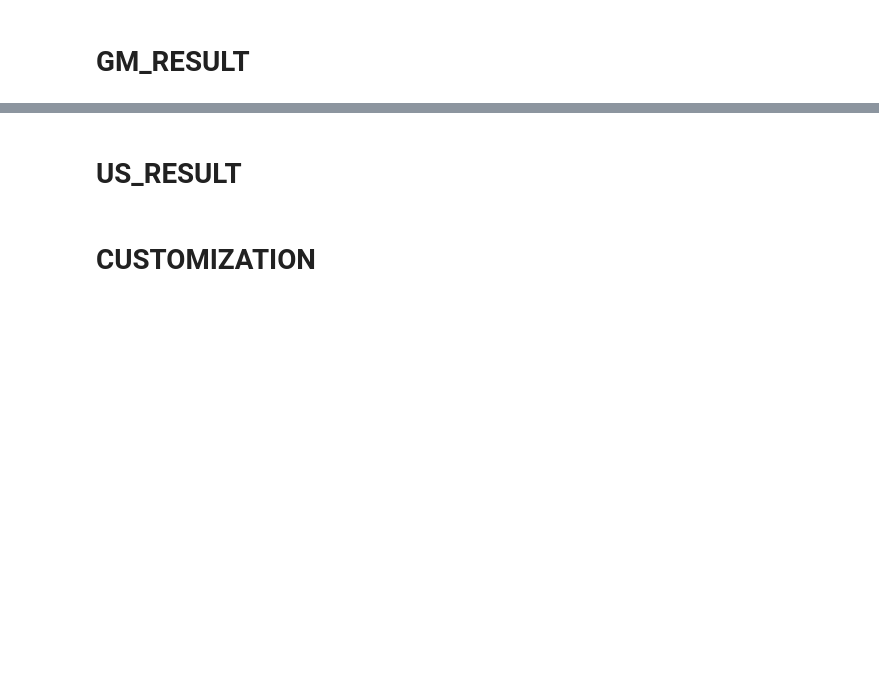
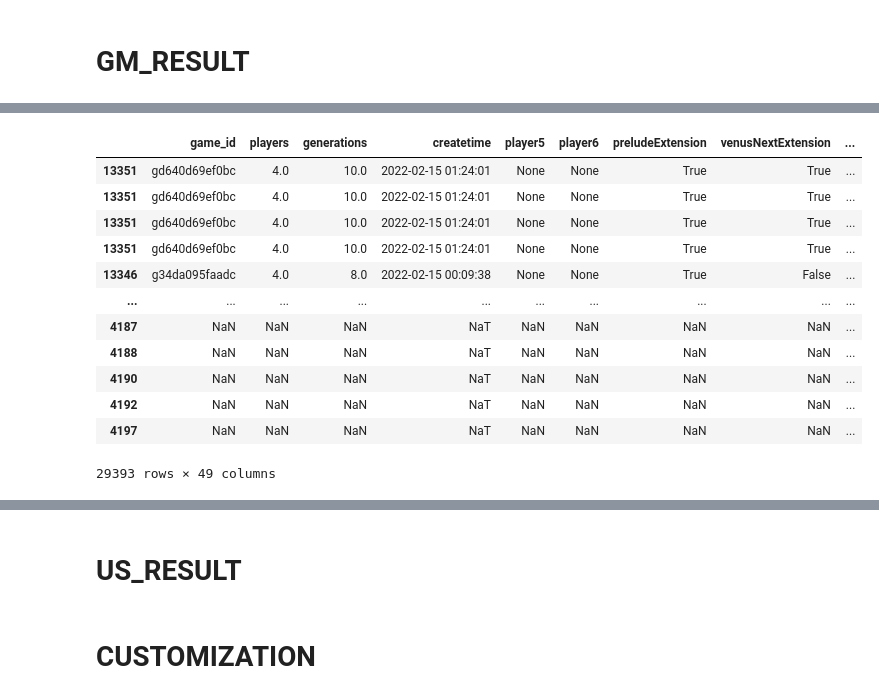
Before and after one commit to Ender-Wiggin2019/tfm-summary, a Jupyter notebook: tfm_data_summary.ipynb, the cells around one changed output, grey strips where cells are left out. Cells and saved outputs as stored; diff of their text form; code cells hidden in the pictures; blank space fills up the shorter version.

```diff
--- a/tfm_data_summary.ipynb
+++ b/tfm_data_summary.ipynb
@@ -42,4 +67,4 @@ df2 = pd.DataFrame(options)
 # df4= df3.drop(columns=['seed_game_id','game_options','scores','draftVariant','corporateEra','solarPhaseOption','undoOption','fastModeOption','includeVenusMA','soloTR','removeNegativeGlobalEventsOption','politicalAgendasExtension','requiresMoonTrackCompletion','showTimers','politicalAgendasExtensionToggle','aresHazards','requiresVenusTrackCompletion','politicalAgendasExtensionToggle','solarPhaseOption'])
 # %%
 df3 = pd.concat([res, df1, df2],axis=1)
-df4= df3.drop(columns=['seed_game_id','game_options','scores','draftVariant','corporateEra','solarPhaseOption','undoOption','fastModeOption','includeVenusMA','soloTR','removeNegativeGlobalEventsOption','politicalAgendasExtension','requiresMoonTrackCompletion','showTimers'])
+df4= df3.drop(columns=['game_options','scores','draftVariant','corporateEra','solarPhaseOption','undoOption','fastModeOption','includeVenusMA','soloTR','removeNegativeGlobalEventsOption','politicalAgendasExtension','requiresMoonTrackCompletion','showTimers'])
@@ -48,0 +90,19 @@ df4.to_csv('./prprocessing_data', index = False)
+# %%
+def getPlayerNumResult(df, player_num = 4):
+    df = df.loc[df['players'] == player_num]
+    for i in range(1, player_num+1):
+        player_idx = 'player'+str(i)
+        print(player_idx)
+        player_df = pd.json_normalize(df[player_idx])
+        if i == 1: res = pd.concat([df,player_df],axis=0)
+        else:
+            mid = pd.concat([df,player_df],axis=1)
+            res = pd.concat([res, mid],axis=0)
+        print(len(res.columns))
+        # df = pd.concat([df, pd.json_normalize(df[player_idx])],axis=1)
+
+    res.drop(['player'+str(i) for i in range(1, player_num+1)], axis=1, inplace=True)
+    return res
+# %%
+df6 = getPlayerNumResult(df4, 4)
+df6.columns
@@ -48,0 +149,16 @@ df4.to_csv('./prprocessing_data', index = False)
+# %%
+df6.sort_values('createtime',ascending=False)
+# %% [output]
+|  | game_id | players | generations | createtime | player5 | player6 | preludeExtension | venusNextExtension | ... |
+| 13351 | gd640d69ef0bc | 4.0 | 10.0 | 2022-02-15 01:24:01 | None | None | True | True | ... |
+| 13351 | gd640d69ef0bc | 4.0 | 10.0 | 2022-02-15 01:24:01 | None | None | True | True | ... |
+| 13351 | gd640d69ef0bc | 4.0 | 10.0 | 2022-02-15 01:24:01 | None | None | True | True | ... |
+| 13351 | gd640d69ef0bc | 4.0 | 10.0 | 2022-02-15 01:24:01 | None | None | True | True | ... |
+| 13346 | g34da095faadc | 4.0 | 8.0 | 2022-02-15 00:09:38 | None | None | True | False | ... |
+| ... | ... | ... | ... | ... | ... | ... | ... | ... | ... |
+| 4187 | NaN | NaN | NaN | NaT | NaN | NaN | NaN | NaN | ... |
+| 4188 | NaN | NaN | NaN | NaT | NaN | NaN | NaN | NaN | ... |
+| 4190 | NaN | NaN | NaN | NaT | NaN | NaN | NaN | NaN | ... |
+| 4192 | NaN | NaN | NaN | NaT | NaN | NaN | NaN | NaN | ... |
+| 4197 | NaN | NaN | NaN | NaT | NaN | NaN | NaN | NaN | ... |
+29393 rows × 49 columns
```
Also changed, not shown: parts of 10 cells of this notebook, 1 other file.
